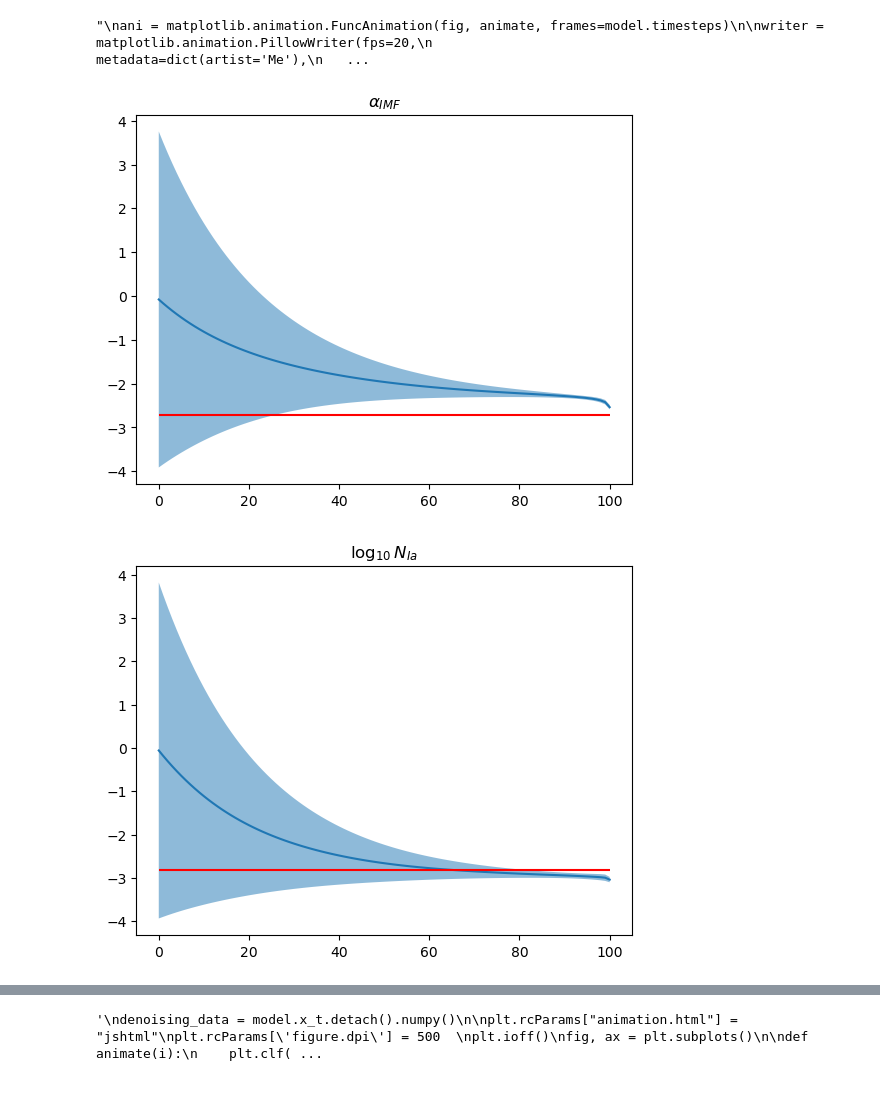
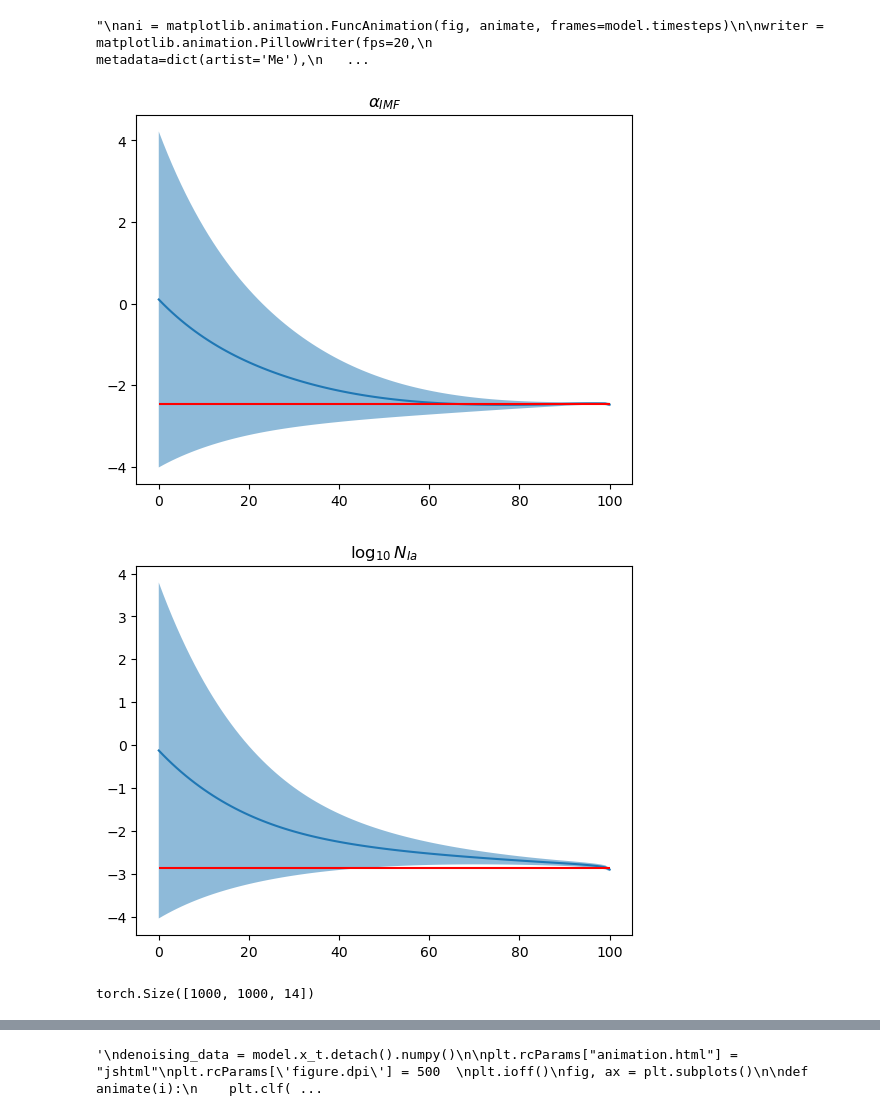
Before and after one commit to bGuenes/sbi_model_comparison, a Jupyter notebook: test.ipynb, the cells around one changed output, grey strips where cells are left out. Drawn from its saved outputs; the diff is of its cells as text; code cells hidden in the pictures.

```diff
--- a/test.ipynb
+++ b/test.ipynb
@@ -87,13 +89,7 @@ val_data = torch.cat((val_x, val_y), 1)
 ## Define ModelTransfuser
 # %%
 # Define the ModelTransfuser
-
-# Time steps for the diffusion process
-#T = 20
-#t = torch.linspace(0, 1, T)
-
-model = ModelTransfuser(14)
-model = model.load('data/models/optuna3/Model_checkpoint.pickle')
+model = ModelTransfuser.load('data/models/optuna3/Model_checkpoint.pickle')
 device = "cuda:3"
 temp = 4
 cfg_alpha = 44.5
@@ -137,3 +133,5 @@ mask = torch.zeros_like(val_data[0])
 mask[6:] = 1
 
 data = val_data[:1000, mask.type(torch.bool)]
+# %%
+test_index=85
@@ -195,15 +239,15 @@ ani.save('../plots/theta_to_noise.gif', writer=writer)
 # %%
 x = np.arange(0,model.timesteps+1)
 y = model.x_t[0,:,:,0].detach().numpy().mean(axis=1)
 yerr = model.x_t[0,:,:,0].detach().numpy().std(axis=1)
 
 plt.plot(x,y)
 plt.fill_between(x, y-yerr, y+yerr, alpha=0.5)
-plt.hlines(val_data[0,0], 0, model.timesteps, color='red')
+plt.hlines(val_data[test_index,0], 0, model.timesteps, color='red')
 plt.title(r"$\alpha_{IMF}$")
 plt.show()
 # %% [output]
-[figure, old version]
+[figure, new version]
 # %%
 x = np.arange(0,model.timesteps+1)
 y = model.x_t[0,:,:,1].detach().numpy().mean(axis=1)
@@ -211,10 +255,10 @@ yerr = model.x_t[0,:,:,1].detach().numpy().std(axis=1)
 
 plt.plot(x,y)
 plt.fill_between(x, y-yerr, y+yerr, alpha=0.5)
-plt.hlines(val_data[0,1], 0, model.timesteps, color='red')
+plt.hlines(val_data[test_index,1], 0, model.timesteps, color='red')
 plt.title(r"$\log_{10}N_{Ia}$")
 plt.show()
 # %% [output]
-[figure, old version]
+[figure, new version]
 # %%
 data_loader = DataLoader(data, batch_size=1000, shuffle=False)
@@ -222,3 +266,7 @@ p3=model.sample(data_loader, condition_mask=mask, device=device).to("cpu")
+# %%
+p3.shape
+# %% [output]
+torch.Size([1000, 1000, 14])
 # %%
 torch.mean(100*torch.abs((val_data[:1000]-p3.mean(axis=1))/val_data[:1000]), axis=0)[:6]
 # %% [output]
```
Also changed, not shown: parts of 29 cells of this notebook, 13 other files.
